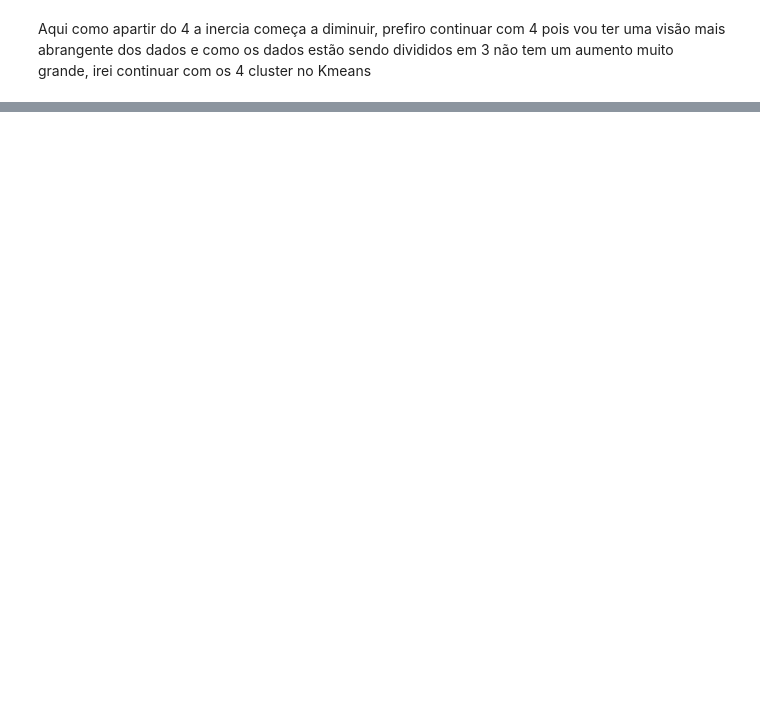
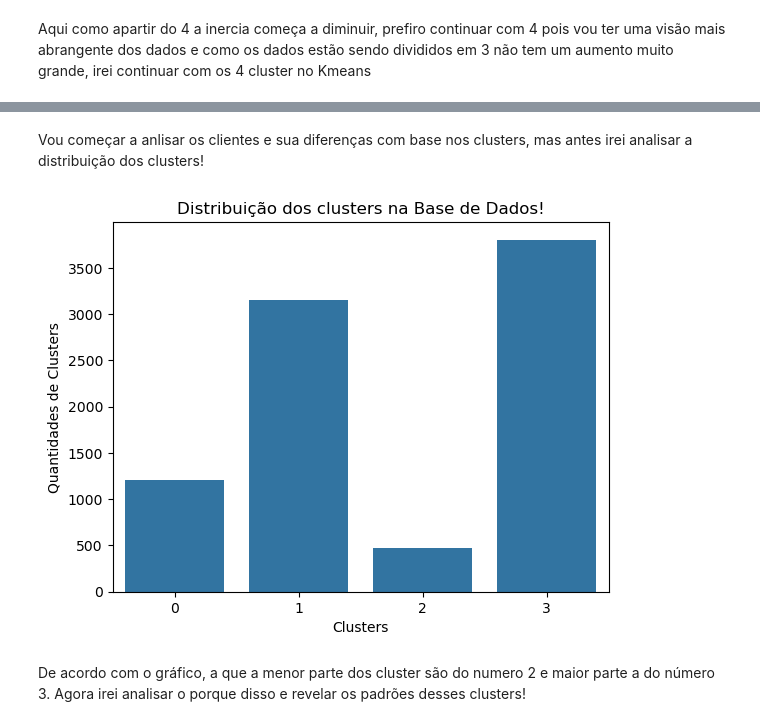
Before and after one commit to Riansito/Cluster-de-Clientes, a Jupyter notebook: Notebooks/modeloCluster.ipynb, the cells around one changed output, grey strips where cells are left out. Saved outputs shown, nothing was run; the diff lists cells and outputs as text; code cells hidden in the pictures; blank space fills up the shorter version.

Commit message:
Termiando a analise dos clusters!

```diff
--- a/Notebooks/modeloCluster.ipynb
+++ b/Notebooks/modeloCluster.ipynb
@@ -232,12 +241,12 @@ Best Silhouette Score: 0.5236903604710524
 # %%
-bestKmeans = KMeans(n_clusters=4, random_state=42)
-labelsKmeans = bestKmeans.fit_predict(dfPCA)
+melhorKmeans = KMeans(n_clusters=4, random_state=42)
+labelsKmeans = melhorKmeans.fit_predict(dfPCA)
 
-bestDBSCAN = DBSCAN(eps= 0.9, min_samples=6)
-labelsDBSCAN = bestDBSCAN.fit_predict(dfPCA)
+melhorDBSCAN = DBSCAN(eps= 0.9, min_samples=7)
+labelsDBSCAN = melhorDBSCAN.fit_predict(dfPCA)
 
-bestGaussianMixture = GaussianMixture(n_components=2, random_state=42)
-labelsGaussianMixture = bestGaussianMixture.fit_predict(dfPCA)
+melhorGaussianMixture = GaussianMixture(n_components=2, random_state=42)
+labelsGaussianMixture = melhorGaussianMixture.fit_predict(dfPCA)
 # %%
 scoreSKmeans = silhouette_score(dfPCA, labelsKmeans)
 scoreSDBSCAN = silhouette_score(dfPCA, labelsDBSCAN)
@@ -276,0 +307,3 @@ GaussianMixture =  1.8796863503865324
+# %%
+df["Cluster"] = labelsKmeans
+df.head()
@@ -276,0 +317,14 @@ GaussianMixture =  1.8796863503865324
+# %% [markdown]
+Vou começar a anlisar os clientes e sua diferenças com base nos clusters, mas antes irei analisar a distribuição dos clusters!
+# %%
+distribuicaoClusters = df["Cluster"].value_counts().reset_index()
+plt.Figure(figsize=[15, 8])
+sns.barplot(data = distribuicaoClusters, x="Cluster", y="count")
+plt.xlabel("Clusters")
+plt.ylabel("Quantidades de Clusters")
+plt.title("Distribuição dos clusters na Base de Dados!")
+plt.show()
+# %% [output]
+[figure, added]
+# %% [markdown]
+De acordo com o gráfico, a que a menor parte dos cluster são do numero 2 e maior parte a do número 3. Agora irei analisar o porque disso e revelar os padrões desses clusters!
```
Also changed, not shown: parts of 20 cells of this notebook.
